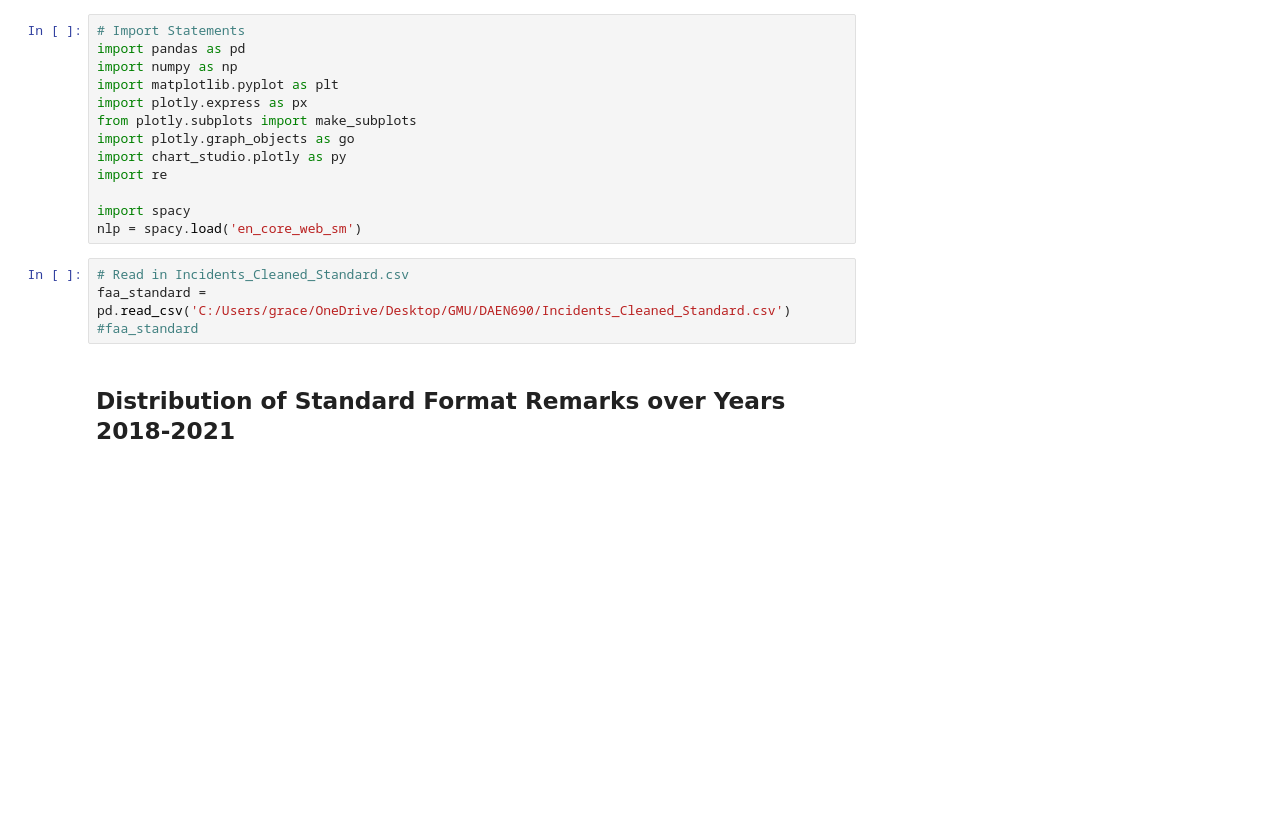
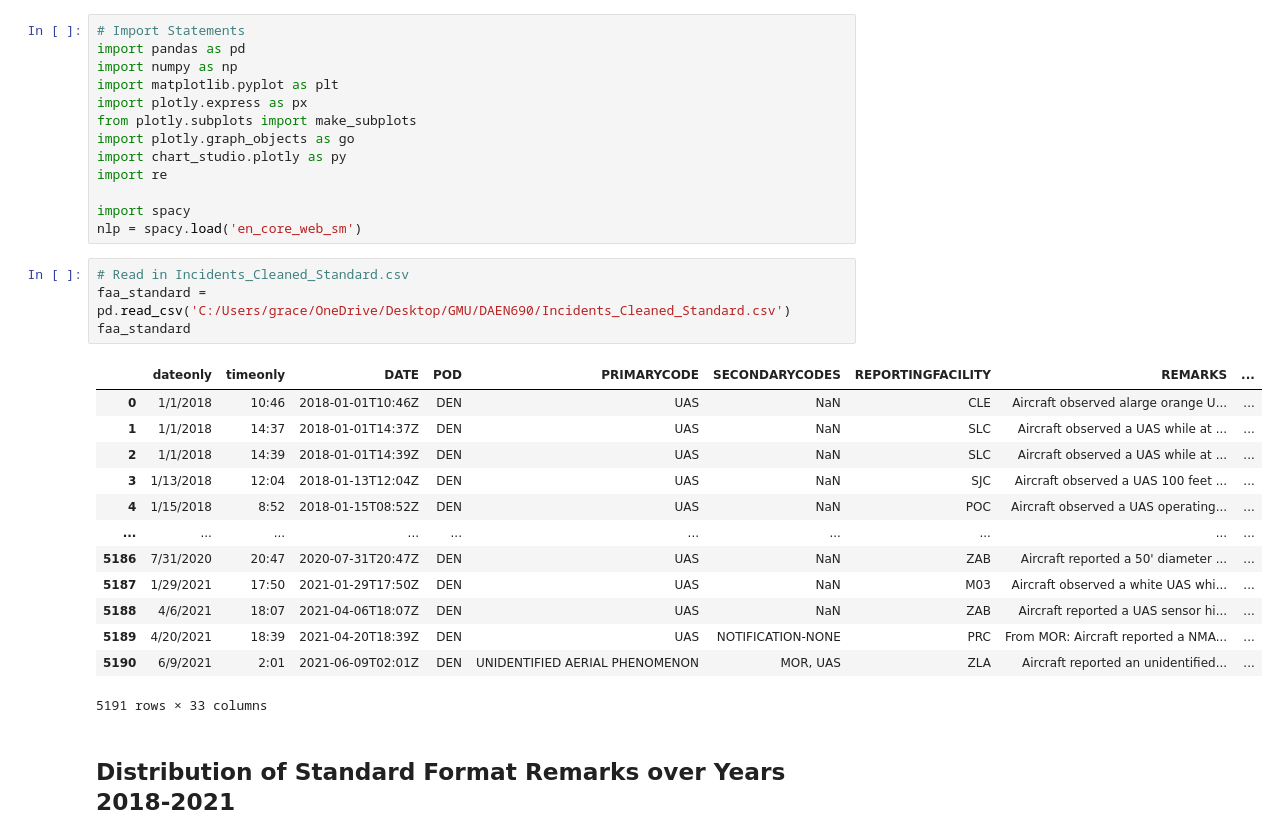
Before and after one commit to LexMG/DAEN690-FAA-UAS, a Jupyter notebook: Standard_Remarks_Exploratory.ipynb, the cells around one changed output. Saved outputs shown, nothing was run; the diff lists cells and outputs as text; blank space fills up the shorter version.

```diff
--- a/Standard_Remarks_Exploratory.ipynb
+++ b/Standard_Remarks_Exploratory.ipynb
@@ -16,7 +16,21 @@ nlp = spacy.load('en_core_web_sm')
 # %%
 # Read in Incidents_Cleaned_Standard.csv
 faa_standard = pd.read_csv('C:/Users/grace/OneDrive/Desktop/GMU/DAEN690/Incidents_Cleaned_Standard.csv')
-#faa_standard
+faa_standard
+# %% [output]
+|  | dateonly | timeonly | DATE | POD | PRIMARYCODE | SECONDARYCODES | REPORTINGFACILITY | REMARKS | ... |
+| 0 | 1/1/2018 | 10:46 | 2018-01-01T10:46Z | DEN | UAS | NaN | CLE | Aircraft observed alarge orange U... | ... |
+| 1 | 1/1/2018 | 14:37 | 2018-01-01T14:37Z | DEN | UAS | NaN | SLC | Aircraft observed a UAS while at ... | ... |
+| 2 | 1/1/2018 | 14:39 | 2018-01-01T14:39Z | DEN | UAS | NaN | SLC | Aircraft observed a UAS while at ... | ... |
+| 3 | 1/13/2018 | 12:04 | 2018-01-13T12:04Z | DEN | UAS | NaN | SJC | Aircraft observed a UAS 100 feet ... | ... |
+| 4 | 1/15/2018 | 8:52 | 2018-01-15T08:52Z | DEN | UAS | NaN | POC | Aircraft observed a UAS operating... | ... |
+| ... | ... | ... | ... | ... | ... | ... | ... | ... | ... |
+| 5186 | 7/31/2020 | 20:47 | 2020-07-31T20:47Z | DEN | UAS | NaN | ZAB | Aircraft reported a 50' diameter ... | ... |
+| 5187 | 1/29/2021 | 17:50 | 2021-01-29T17:50Z | DEN | UAS | NaN | M03 | Aircraft observed a white UAS whi... | ... |
+| 5188 | 4/6/2021 | 18:07 | 2021-04-06T18:07Z | DEN | UAS | NaN | ZAB | Aircraft reported a UAS sensor hi... | ... |
+| 5189 | 4/20/2021 | 18:39 | 2021-04-20T18:39Z | DEN | UAS | NOTIFICATION-NONE | PRC | From MOR: Aircraft reported a NMA... | ... |
+| 5190 | 6/9/2021 | 2:01 | 2021-06-09T02:01Z | DEN | UNIDENTIFIED AERIAL PHENOMENON | MOR, UAS | ZLA | Aircraft reported an unidentified... | ... |
+5191 rows × 33 columns
 # %% [markdown]
 ## Distribution of Standard Format Remarks over Years 2018-2021
 # %% [markdown]
```
Also changed, not shown: parts of 12 cells of this notebook, 1 other file.
